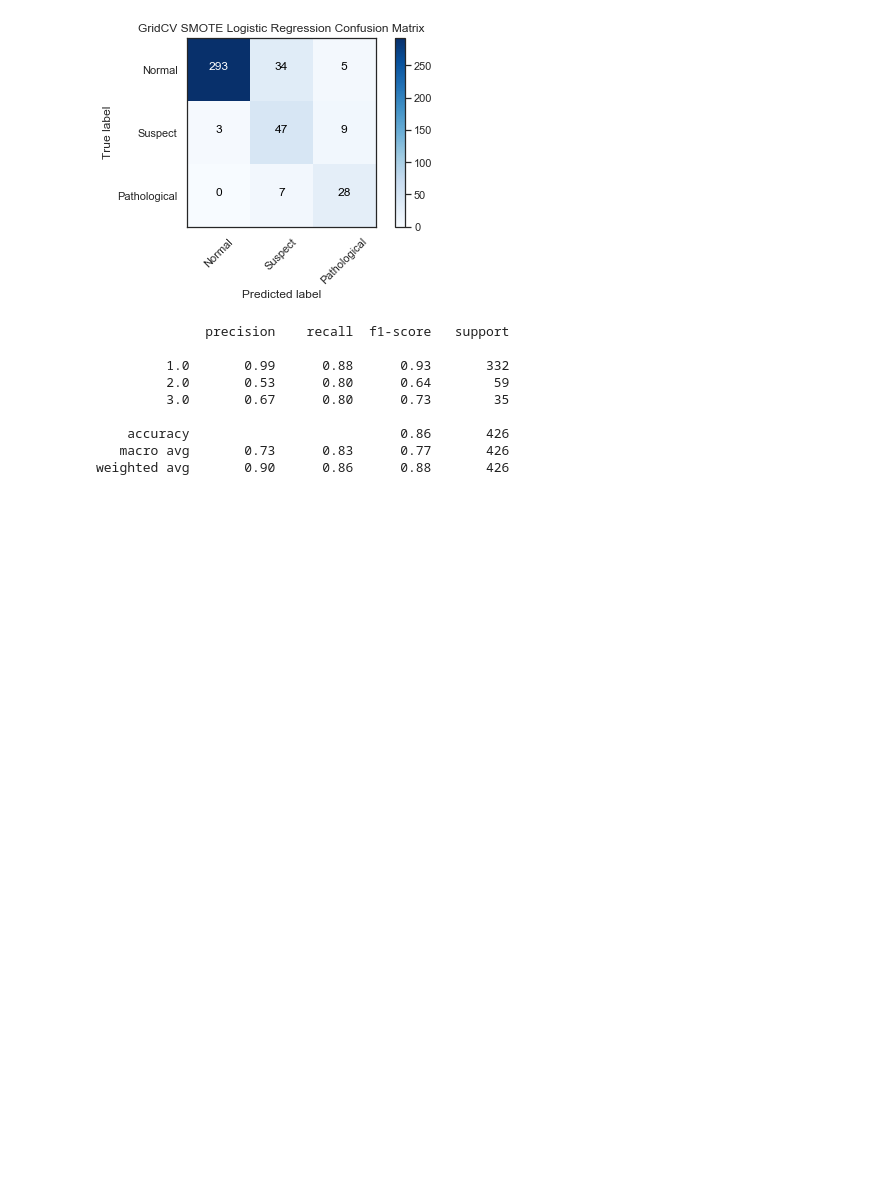
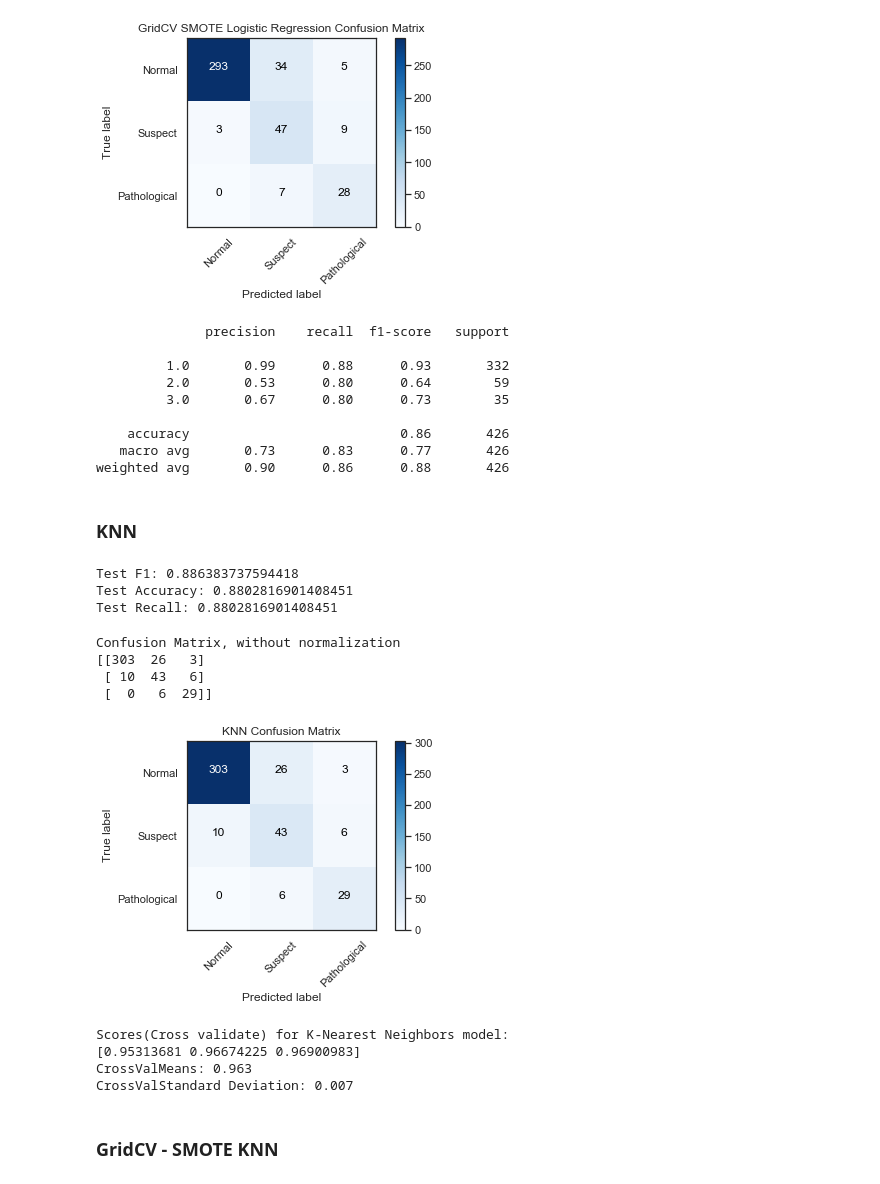
Before and after one commit to JVasquez5/IBM-Machine-Learning-Professional-Certificate, a Jupyter notebook: Module_3/fetal_health.ipynb, the cells around one changed output. Saved outputs shown, nothing was run; the diff lists cells and outputs as text; code cells hidden in the pictures; blank space fills up the shorter version.

Commit message:
model: Add baeline KNN and Add GridCV KNN utilizing SMOTE.

```diff
--- a/Module_3/fetal_health.ipynb
+++ b/Module_3/fetal_health.ipynb
@@ -342,10 +342,10 @@ CrossValStandard Deviation: 0.01
 # %%
 #Creating Dictionary of Parameters to Tune
 params_lr = {'tol': [0.0001,0.0002,0.0003],
-            'C': [0.01, 0.1, 1, 10, 100],
+            'C': [80, 100, 120, 140],
              'penalty':['l1', 'l2']
               }
-estimator_cv = LogisticRegression(multi_class='multinomial')
+estimator_cv = LogisticRegression(multi_class='multinomial', random_state = 42)
 # %%
 GridSearchCV_LR = GridSearchCV(estimator=estimator_cv,
                                 param_grid=params_lr,
@@ -413,3 +413,46 @@ print(classification_report(y_test, GridSearchCV_LR_preds))
     accuracy                           0.86       426
    macro avg       0.73      0.83      0.77       426
 weighted avg       0.90      0.86      0.88       426
+# %% [markdown]
+### KNN
+# %%
+knn = KNeighborsClassifier(weights='distance')
+knn.fit(X_train_smote, y_train_smote)
+y_pred_knn = knn.predict(X_test)
+
+knn_f1 = metrics.f1_score(y_test, y_pred_knn, average='weighted')
+knn_acc = metrics.accuracy_score(y_test, y_pred_knn)
+knn_recall = metrics.recall_score(y_test, y_pred_knn, average='weighted')
+
+# Checking Accuracy, F1, and Recall scores
+print('Test F1:' , knn_f1)
+print('Test Accuracy:' , knn_acc)
+print('Test Recall:' , knn_recall)
+# %% [output]
+Test F1: 0.886383737594418
+Test Accuracy: 0.8802816901408451
+Test Recall: 0.8802816901408451
+# %%
+cm_knn=metrics.confusion_matrix(y_test,y_pred_knn)
+plot_confusion_matrix(cm_knn, classes=['Normal', 'Suspect', 'Pathological'],
+                      title='KNN Confusion Matrix')
+# %% [output]
+Confusion Matrix, without normalization
+[[303  26   3]
+ [ 10  43   6]
+ [  0   6  29]]
+[figure, added]
+# %%
+# Cross validate K-Nearest Neighbors model
+scores_knn = cross_val_score(knn, X_train_smote, y_train_smote, cv = cv_method, n_jobs=-1, scoring="accuracy")
+
+print(f"Scores(Cross validate) for K-Nearest Neighbors model:\n{scores_knn}")
+print(f"CrossValMeans: {round(scores_knn.mean(), 3)}")
+print(f"CrossValStandard Deviation: {round(scores_knn.std(), 3)}")
+# %% [output]
+Scores(Cross validate) for K-Nearest Neighbors model:
+[0.95313681 0.96674225 0.96900983]
+CrossValMeans: 0.963
+CrossValStandard Deviation: 0.007
+# %% [markdown]
+### GridCV - SMOTE KNN
```
Also changed, not shown: parts of 9 cells of this notebook.
